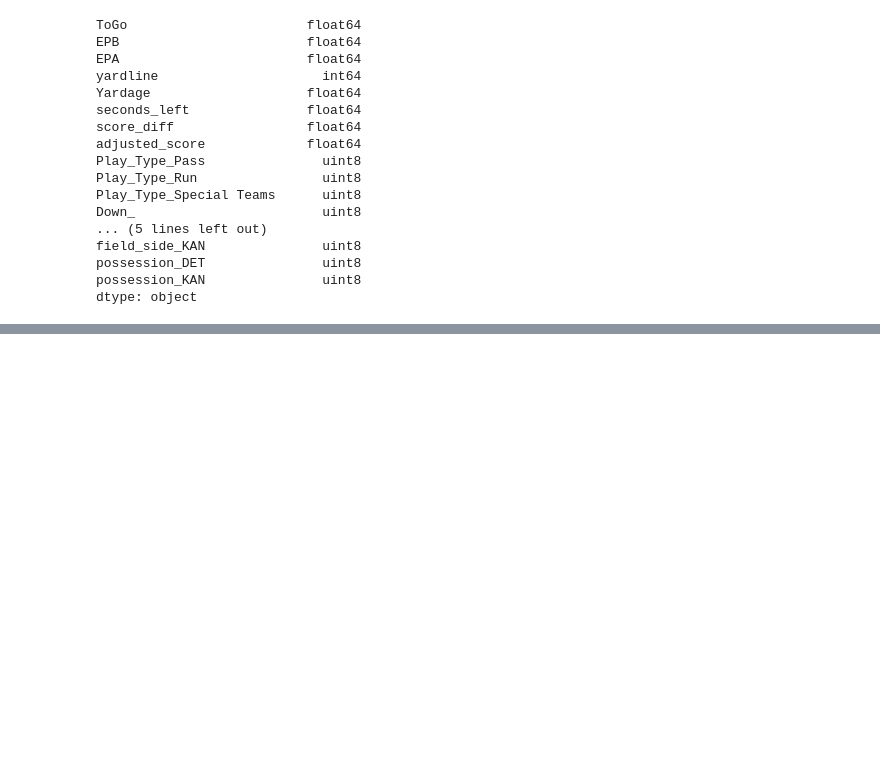
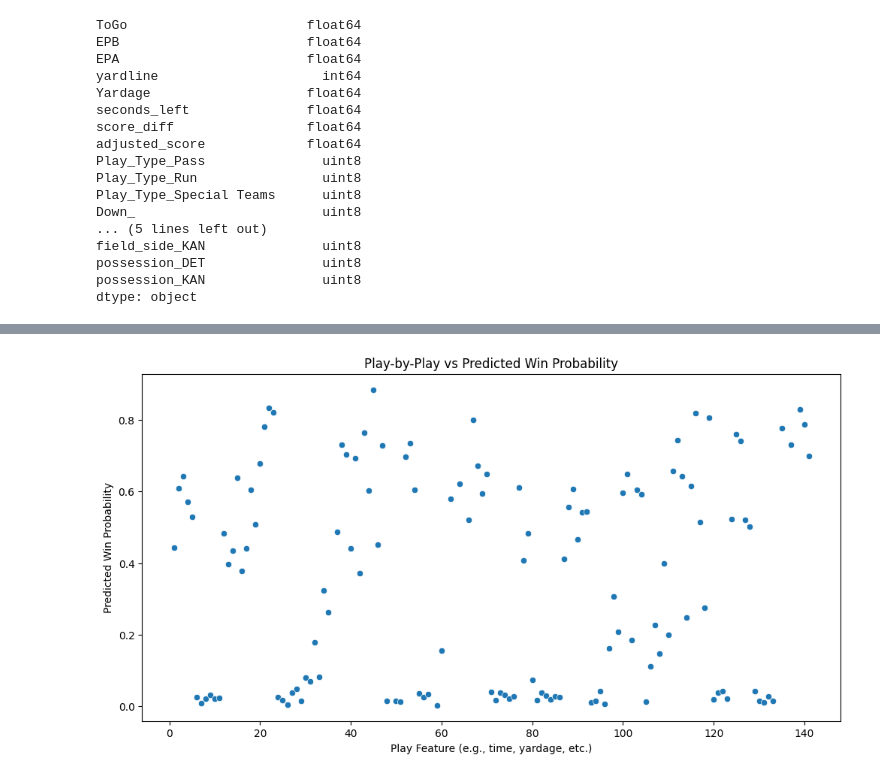
Before and after one commit to benkearsley/nfl_scraping_project, a Jupyter notebook: Random_forest_test.ipynb, the cells around one changed output, grey strips where cells are left out. Drawn from its saved outputs; the diff is of its cells as text; code cells hidden in the pictures; blank space fills up the shorter version.

```diff
--- a/Random_forest_test.ipynb
+++ b/Random_forest_test.ipynb
@@ -200,0 +374,12 @@ accuracy
+# %%
+
+X_play_by_play = new_data
+
+# Predict win probabilities using the trained RandomForestClassifier
+predicted_win_probabilities = log_model.predict_proba(X_play_by_play)[:, 1]
+
+# Create a new DataFrame combining play-by-play data and predicted win probabilities
+play_by_play_with_prob = new_data.reset_index()
+play_by_play_with_prob['predicted_win_probability'] = predicted_win_probabilities
+# %% [output]
+[figure, added]
```
Also changed, not shown: parts of 21 cells of this notebook, 1 other file.
